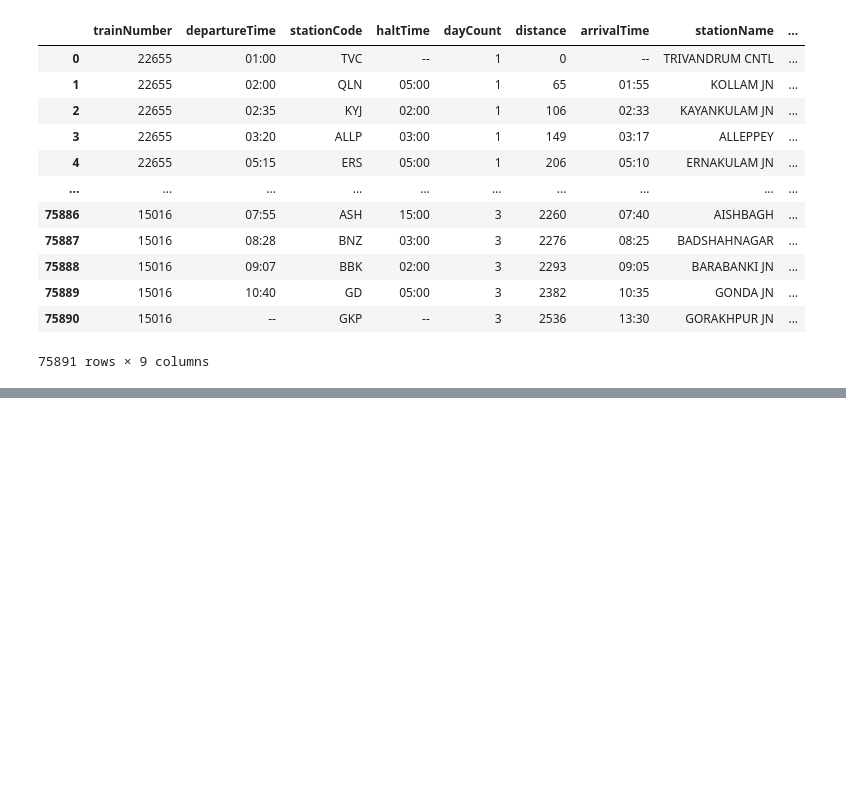
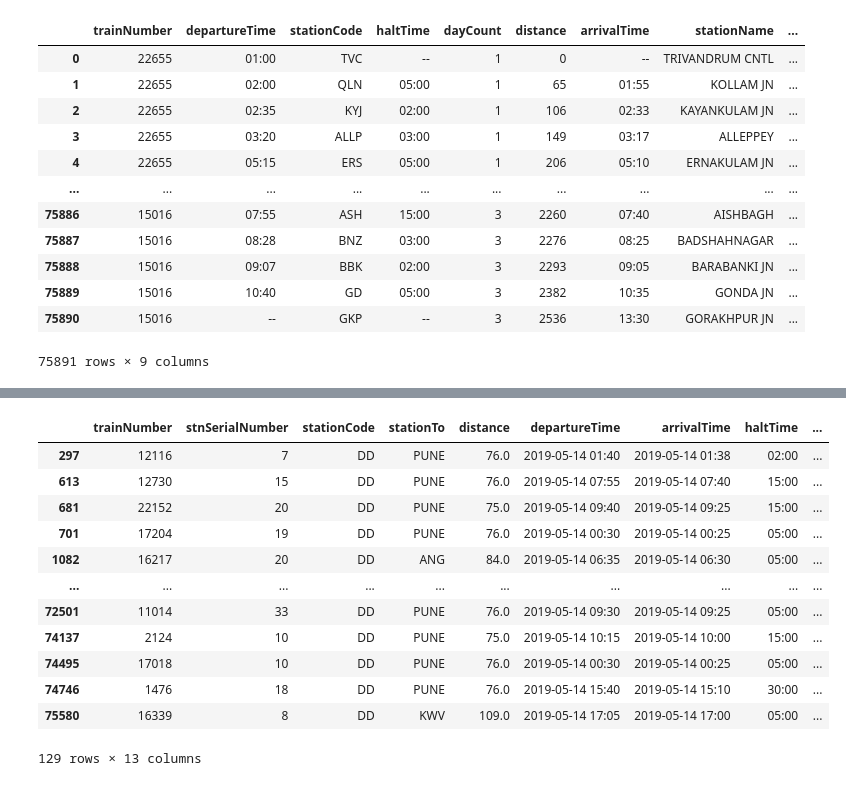
Before and after one commit to jadon1990/Indian-Railway-Fare-Prediction-Model, a Jupyter notebook: datapreparation.ipynb, the cells around one changed output, grey strips where cells are left out. Saved outputs shown, nothing was run; the diff lists cells and outputs as text; code cells hidden in the pictures; blank space fills up the shorter version.

```diff
--- a/datapreparation.ipynb
+++ b/datapreparation.ipynb
@@ -265,0 +248,4 @@ ValueError: cannot convert float NaN to integer
+# %%
+routeData = routeData[routeData['journeyTime'] > 0]
+# %%
+routeData.drop(columns=['arrivalTime1', 'departureTime1'], inplace=True)
@@ -265,0 +270,16 @@ ValueError: cannot convert float NaN to integer
+# %%
+routeData[routeData['stationCode'] == 'DD']
+# %% [output]
+|  | trainNumber | stnSerialNumber | stationCode | stationTo | distance | departureTime | arrivalTime | haltTime | ... |
+| 297 | 12116 | 7 | DD | PUNE | 76.0 | 2019-05-14 01:40 | 2019-05-14 01:38 | 02:00 | ... |
+| 613 | 12730 | 15 | DD | PUNE | 76.0 | 2019-05-14 07:55 | 2019-05-14 07:40 | 15:00 | ... |
+| 681 | 22152 | 20 | DD | PUNE | 75.0 | 2019-05-14 09:40 | 2019-05-14 09:25 | 15:00 | ... |
+| 701 | 17204 | 19 | DD | PUNE | 76.0 | 2019-05-14 00:30 | 2019-05-14 00:25 | 05:00 | ... |
+| 1082 | 16217 | 20 | DD | ANG | 84.0 | 2019-05-14 06:35 | 2019-05-14 06:30 | 05:00 | ... |
+| ... | ... | ... | ... | ... | ... | ... | ... | ... | ... |
+| 72501 | 11014 | 33 | DD | PUNE | 76.0 | 2019-05-14 09:30 | 2019-05-14 09:25 | 05:00 | ... |
+| 74137 | 2124 | 10 | DD | PUNE | 75.0 | 2019-05-14 10:15 | 2019-05-14 10:00 | 15:00 | ... |
+| 74495 | 17018 | 10 | DD | PUNE | 76.0 | 2019-05-14 00:30 | 2019-05-14 00:25 | 05:00 | ... |
+| 74746 | 1476 | 18 | DD | PUNE | 76.0 | 2019-05-14 15:40 | 2019-05-14 15:10 | 30:00 | ... |
+| 75580 | 16339 | 8 | DD | KWV | 109.0 | 2019-05-14 17:05 | 2019-05-14 17:00 | 05:00 | ... |
+129 rows × 13 columns
```
Also changed, not shown: parts of 39 cells of this notebook, 7 other files.
